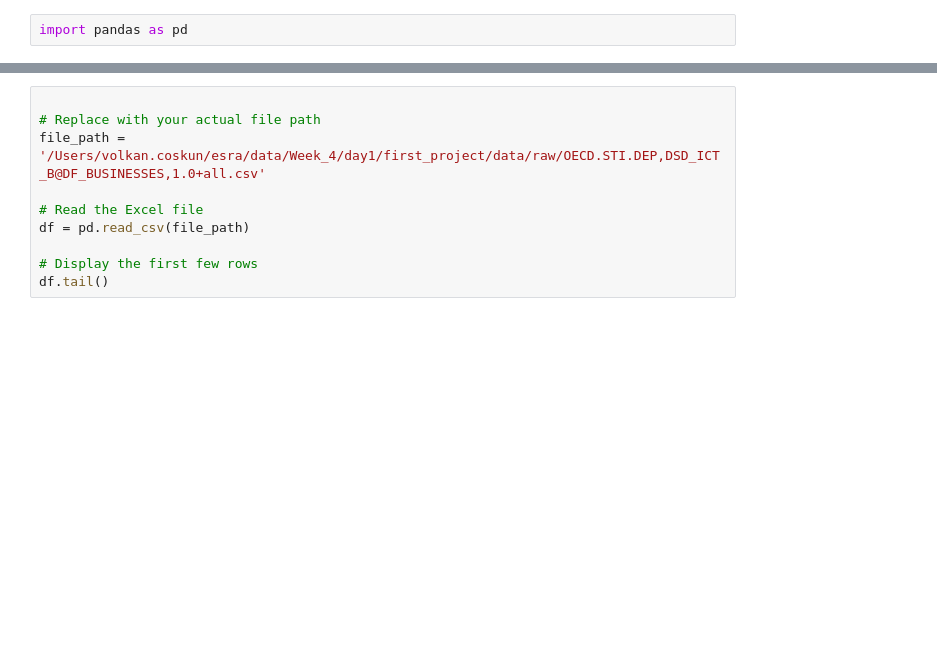
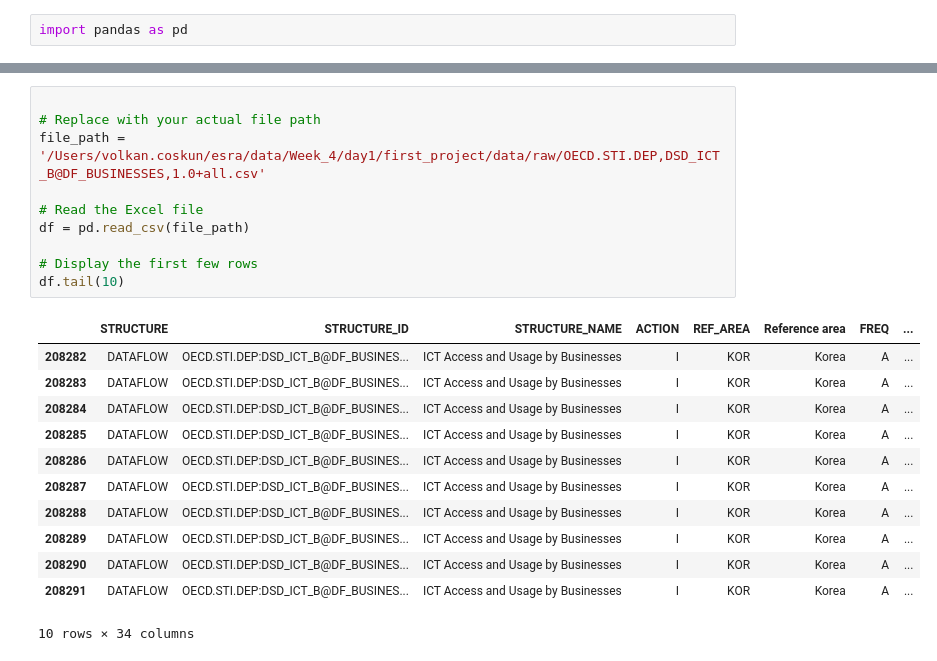
Before and after one commit to isg75/first_project, a Jupyter notebook: notebooks/dataexplore.ipynb, the cells around one changed output, grey strips where cells are left out. Cells and saved outputs as stored; diff of their text form; blank space fills up the shorter version.

```diff
--- a/notebooks/dataexplore.ipynb
+++ b/notebooks/dataexplore.ipynb
@@ -42,10 +70,23 @@ df.tail()
 # %%
 
 # Replace with your actual file path
 file_path = '/Users/volkan.coskun/esra/data/Week_4/day1/first_project/data/raw/OECD.STI.DEP,DSD_ICT_B@DF_BUSINESSES,1.0+all.csv'
 
 # Read the Excel file
 df = pd.read_csv(file_path)
 
 # Display the first few rows
-df.tail()
+df.tail(10)
+# %% [output]
+|  | STRUCTURE | STRUCTURE_ID | STRUCTURE_NAME | ACTION | REF_AREA | Reference area | FREQ | ... |
+| 208282 | DATAFLOW | OECD.STI.DEP:DSD_ICT_B@DF_BUSINES... | ICT Access and Usage by Businesses | I | KOR | Korea | A | ... |
+| 208283 | DATAFLOW | OECD.STI.DEP:DSD_ICT_B@DF_BUSINES... | ICT Access and Usage by Businesses | I | KOR | Korea | A | ... |
+| 208284 | DATAFLOW | OECD.STI.DEP:DSD_ICT_B@DF_BUSINES... | ICT Access and Usage by Businesses | I | KOR | Korea | A | ... |
+| 208285 | DATAFLOW | OECD.STI.DEP:DSD_ICT_B@DF_BUSINES... | ICT Access and Usage by Businesses | I | KOR | Korea | A | ... |
+| 208286 | DATAFLOW | OECD.STI.DEP:DSD_ICT_B@DF_BUSINES... | ICT Access and Usage by Businesses | I | KOR | Korea | A | ... |
+| 208287 | DATAFLOW | OECD.STI.DEP:DSD_ICT_B@DF_BUSINES... | ICT Access and Usage by Businesses | I | KOR | Korea | A | ... |
+| 208288 | DATAFLOW | OECD.STI.DEP:DSD_ICT_B@DF_BUSINES... | ICT Access and Usage by Businesses | I | KOR | Korea | A | ... |
+| 208289 | DATAFLOW | OECD.STI.DEP:DSD_ICT_B@DF_BUSINES... | ICT Access and Usage by Businesses | I | KOR | Korea | A | ... |
+| 208290 | DATAFLOW | OECD.STI.DEP:DSD_ICT_B@DF_BUSINES... | ICT Access and Usage by Businesses | I | KOR | Korea | A | ... |
+| 208291 | DATAFLOW | OECD.STI.DEP:DSD_ICT_B@DF_BUSINES... | ICT Access and Usage by Businesses | I | KOR | Korea | A | ... |
+10 rows × 34 columns
```
Also changed, not shown: parts of 6 cells of this notebook, 7 other files.
